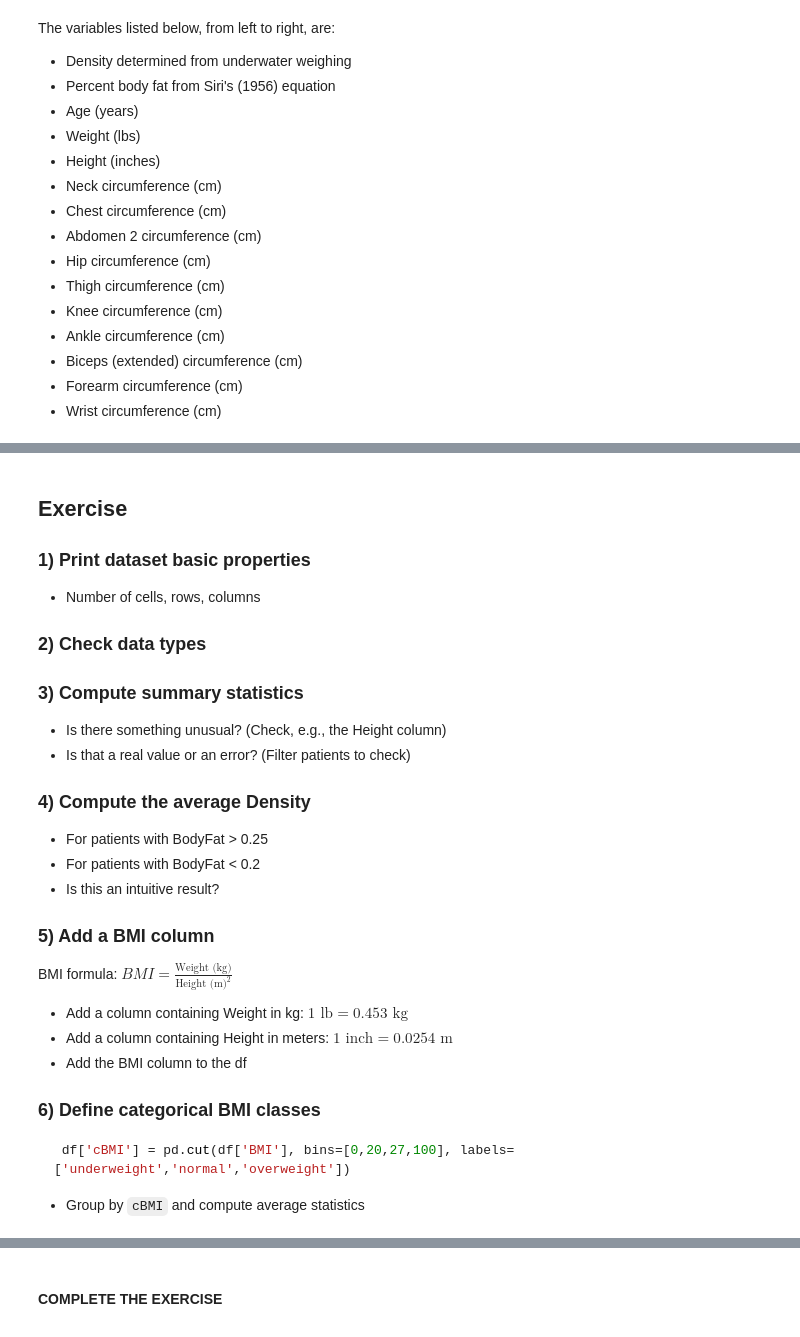
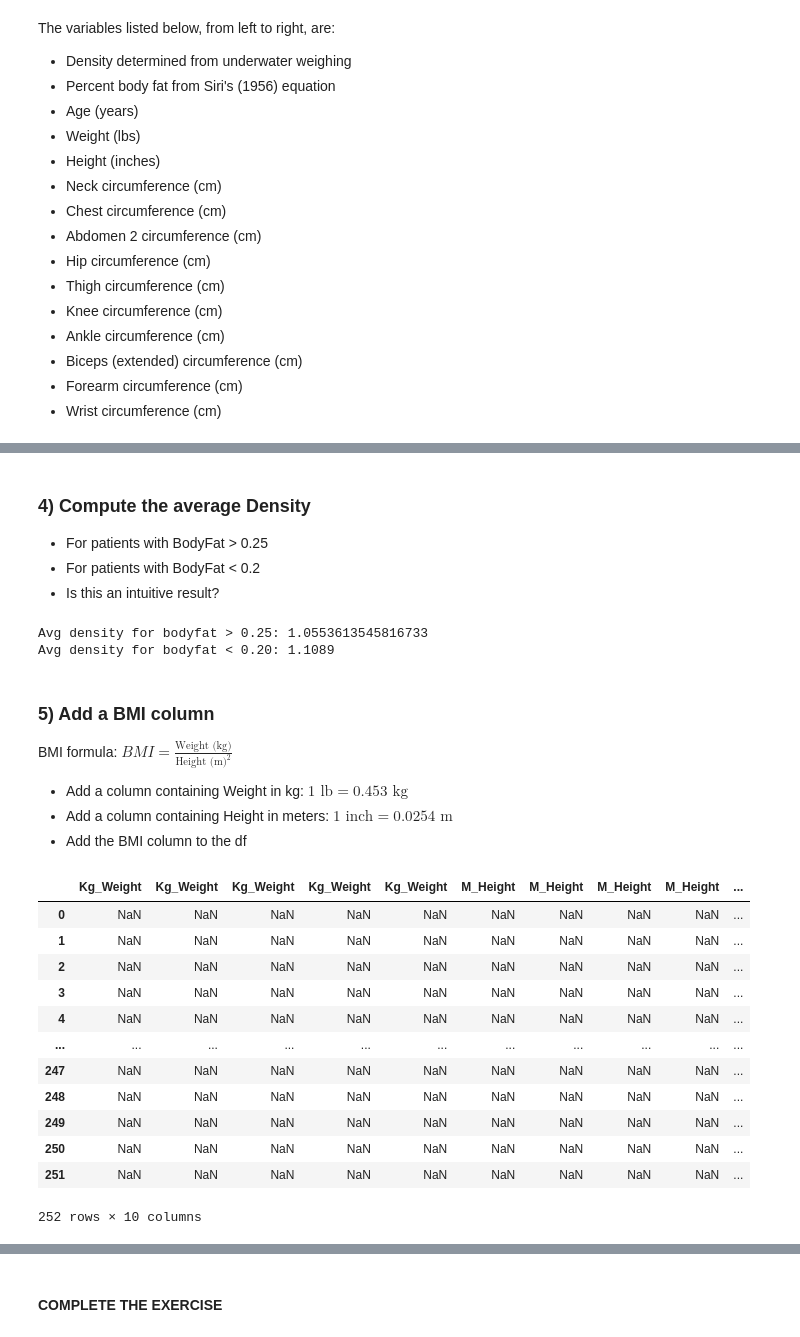
Before and after one commit to Manillin/Notes, a Jupyter notebook: masters/BigDataAnalytics/Lab/data_analytics/DA_2025_students.ipynb, the cells around one changed output, grey strips where cells are left out. Cells and saved outputs as stored; diff of their text form; code cells hidden in the pictures.

````diff
--- a/masters/BigDataAnalytics/Lab/data_analytics/DA_2025_students.ipynb
+++ b/masters/BigDataAnalytics/Lab/data_analytics/DA_2025_students.ipynb
@@ -1009,19 +1207,22 @@ The variables listed below, from left to right, are:
+# %% [markdown]
+
+### 4) Compute the average Density
+- For patients with BodyFat > 0.25
+- For patients with BodyFat < 0.2
+- Is this an intuitive result?
+# %%
+bf_mask1 = df['BodyFat'] > 0.25
+bf_mask2 = df['BodyFat'] < 0.2
+
+avg_density_o_025 = df[bf_mask1]['Density'].mean()
+avg_density_u_02 = df[bf_mask2]['Density'].mean()
+
+print(f'Avg density for bodyfat > 0.25: {avg_density_o_025}')
+print(f'Avg density for bodyfat < 0.20: {avg_density_u_02}')
+# %% [output]
+Avg density for bodyfat > 0.25: 1.0553613545816733
+Avg density for bodyfat < 0.20: 1.1089
 # %% [markdown]
-## Exercise
-
-### 1) Print dataset basic properties
-- Number of cells, rows, columns
-
-### 2) Check data types
-
-### 3) Compute summary statistics
-- Is there something unusual? (Check, e.g., the Height column)
-- Is that a real value or an error? (Filter patients to check)
-
-### 4) Compute the average Density
-- For patients with BodyFat > 0.25
-- For patients with BodyFat < 0.2
-- Is this an intuitive result?
 
 ### 5) Add a BMI column
 BMI formula: $BMI = \frac{\text{Weight (kg)}}{\text{Height (m)}^2}$
@@ -1029,9 +1230,31 @@ BMI formula: $BMI = \frac{\text{Weight (kg)}}{\text{Height (m)}^2}$
 - Add a column containing Weight in kg:  $ 1 \text{ lb} = 0.453 \text{ kg}$
 - Add a column containing Height in meters: $ 1 \text{ inch} = 0.0254 \text{ m} $
 - Add the BMI column to the df
-
-### 6) Define categorical BMI classes
-```python
- df['cBMI'] = pd.cut(df['BMI'], bins=[0,20,27,100], labels=['underweight','normal','overweight'])
-```
-- Group by `cBMI` and compute average statistics
+# %%
+weight = df['Weight']
+weight = weight.map(lambda x:x*0.453)
+kg_weight = pd.DataFrame({'Kg_Weight':weight})
+df = pd.concat([df,kg_weight],axis=1)
+
+height = df['Height']
+height = height.map(lambda x:x*0.0254)
+m_height = pd.DataFrame({'M_Height':height})
+
+df = pd.concat([df,m_height],axis=1)
+
+bmi = df['Kg_Weight'] / np.sqrt(df['M_Height'])
+df = pd.concat([df,bmi],axis=1)
+# %% [output]
+|  | Kg_Weight | Kg_Weight | Kg_Weight | Kg_Weight | Kg_Weight | M_Height | M_Height | M_Height | M_Height | ... |
+| 0 | NaN | NaN | NaN | NaN | NaN | NaN | NaN | NaN | NaN | ... |
+| 1 | NaN | NaN | NaN | NaN | NaN | NaN | NaN | NaN | NaN | ... |
+| 2 | NaN | NaN | NaN | NaN | NaN | NaN | NaN | NaN | NaN | ... |
+| 3 | NaN | NaN | NaN | NaN | NaN | NaN | NaN | NaN | NaN | ... |
+| 4 | NaN | NaN | NaN | NaN | NaN | NaN | NaN | NaN | NaN | ... |
+| ... | ... | ... | ... | ... | ... | ... | ... | ... | ... | ... |
+| 247 | NaN | NaN | NaN | NaN | NaN | NaN | NaN | NaN | NaN | ... |
+| 248 | NaN | NaN | NaN | NaN | NaN | NaN | NaN | NaN | NaN | ... |
+| 249 | NaN | NaN | NaN | NaN | NaN | NaN | NaN | NaN | NaN | ... |
+| 250 | NaN | NaN | NaN | NaN | NaN | NaN | NaN | NaN | NaN | ... |
+| 251 | NaN | NaN | NaN | NaN | NaN | NaN | NaN | NaN | NaN | ... |
+252 rows × 10 columns
````
Also changed, not shown: parts of 33 cells of this notebook.
